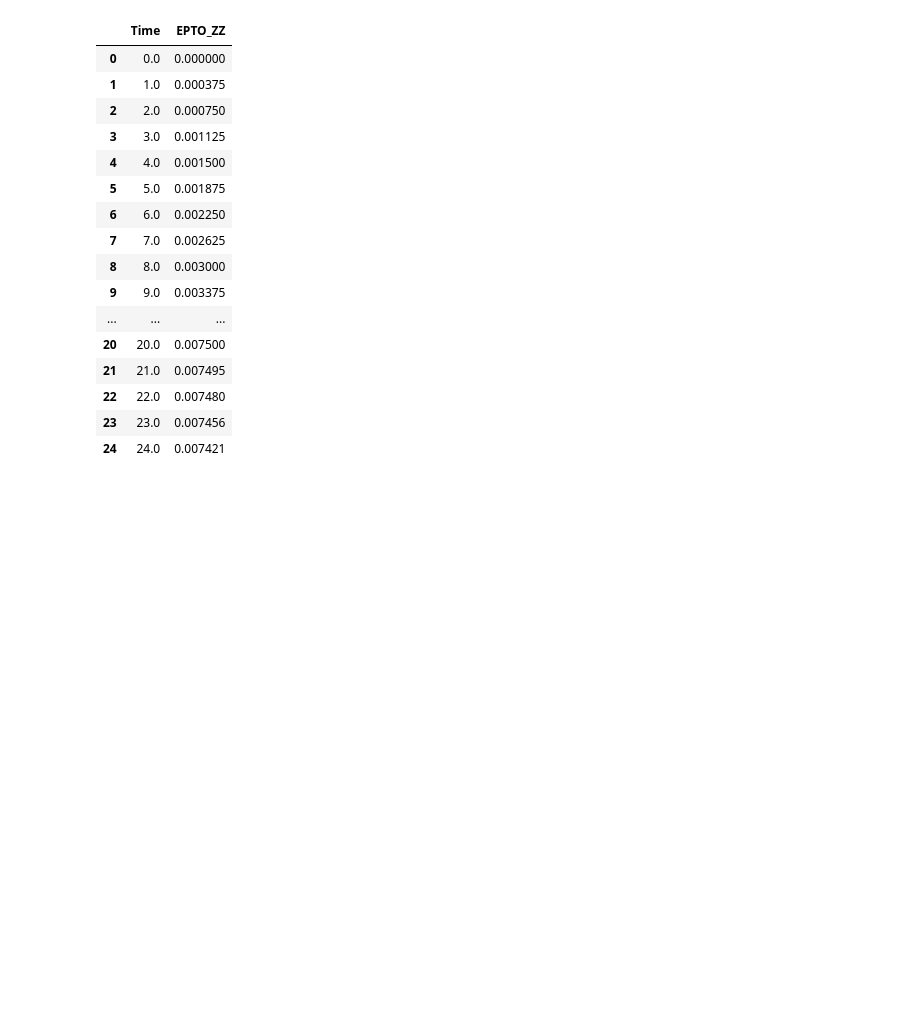
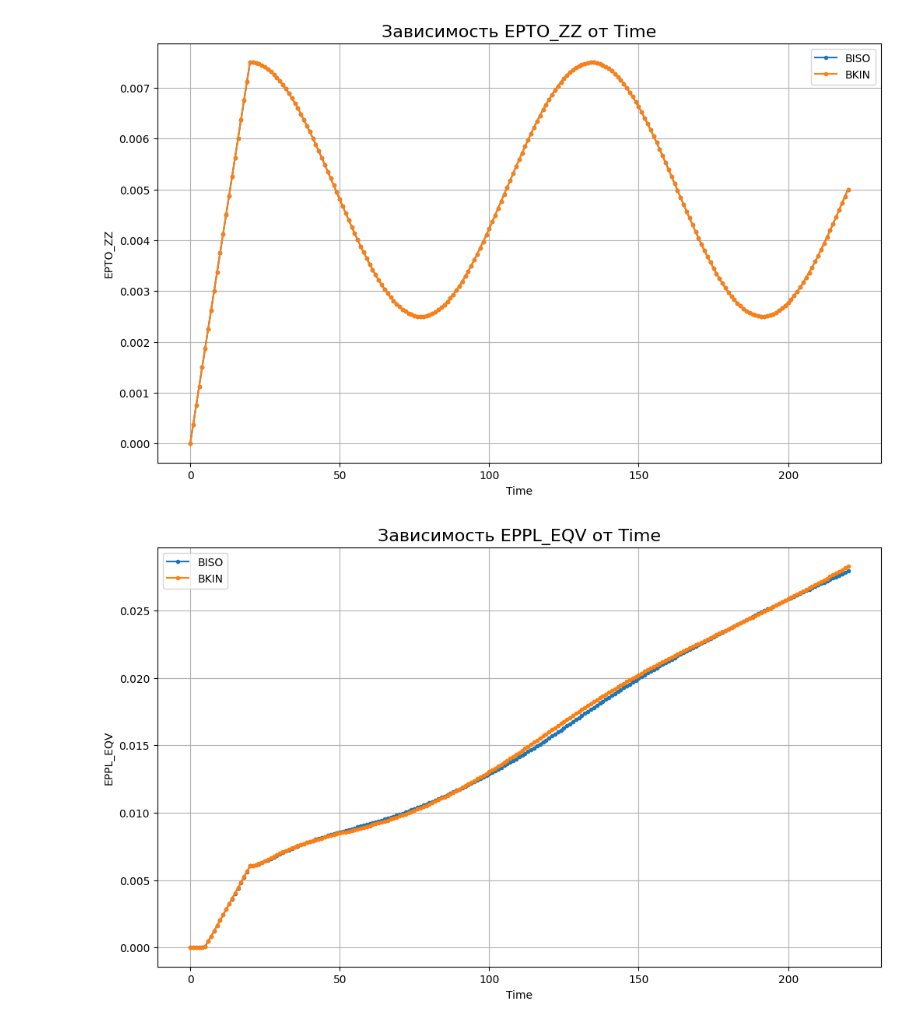
Before and after one commit to ArtemDos/complex_deformations, a Jupyter notebook: P29/ideal_vint/analysis.ipynb, the cells around one changed output. Cells and saved outputs as stored; diff of their text form; code cells hidden in the pictures; blank space fills up the shorter version.

Commit message:
add bkin macros and add visualizer utl

```diff
--- a/P29/ideal_vint/analysis.ipynb
+++ b/P29/ideal_vint/analysis.ipynb
@@ -15,28 +1,30 @@ real_experiment = calculate_von_mises_stress(
 # %%
 from core.calculations import calculate_ilushin_strain_vector
 from core.reader import load_and_filter_ansys_csv
-
+from core.visualizer import plot_xy
 
 
 numerical_experiment_data_biso = r'D:\Users\complex_deformations\P29\ideal_vint\biso.csv'
-numerical_experiment_biso = load_and_filter_ansys_csv(numerical_experiment_data_biso, time_step=1.)
+numerical_experiment_biso = load_and_filter_ansys_csv(numerical_experiment_data_biso, time_step=1.0)
 numerical_experiment_biso_strain_vector = calculate_ilushin_strain_vector(numerical_experiment_biso)
-numerical_experiment_biso[['Time', 'EPTO_ZZ']].head(25)
+
+numerical_experiment_data_bkin = r'D:\Users\complex_deformations\P29\ideal_vint\bkin.csv'
+numerical_experiment_bkin = load_and_filter_ansys_csv(numerical_experiment_data_bkin, time_step=1.0)
+
+plot_xy([
+        ('BISO', numerical_experiment_biso),
+        ('BKIN', numerical_experiment_bkin)
+    ],
+    'Time',
+    'EPTO_ZZ'
+)
+plot_xy([
+        ('BISO', numerical_experiment_biso),
+        ('BKIN', numerical_experiment_bkin)
+    ],
+    'Time',
+    'EPPL_EQV'
+)
 # %% [output]
-|  | Time | EPTO_ZZ |
-| 0 | 0.0 | 0.000000 |
-| 1 | 1.0 | 0.000375 |
-| 2 | 2.0 | 0.000750 |
-| 3 | 3.0 | 0.001125 |
-| 4 | 4.0 | 0.001500 |
-| 5 | 5.0 | 0.001875 |
-| 6 | 6.0 | 0.002250 |
-| 7 | 7.0 | 0.002625 |
-| 8 | 8.0 | 0.003000 |
-| 9 | 9.0 | 0.003375 |
-| ... | ... | ... |
-| 20 | 20.0 | 0.007500 |
-| 21 | 21.0 | 0.007495 |
-| 22 | 22.0 | 0.007480 |
-| 23 | 23.0 | 0.007456 |
-| 24 | 24.0 | 0.007421 |
+[figure, added]
+[figure, added]
```
Also changed, not shown: parts of 2 cells of this notebook, 2 other files.
